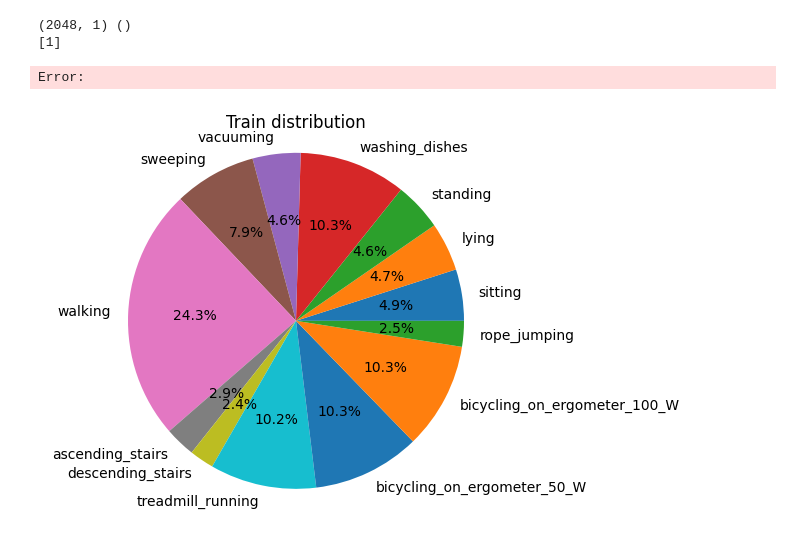
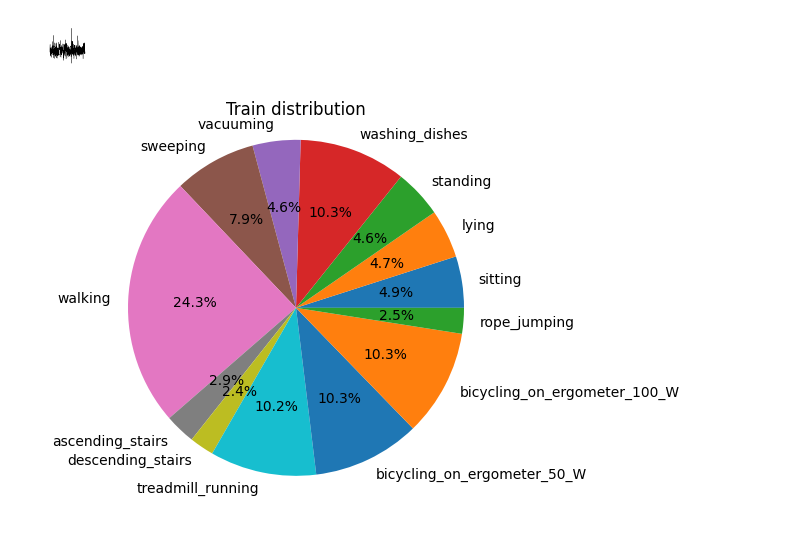
Before and after one commit to ankilab/EdgeVolution, a Jupyter notebook: baselines/daliac/data_analysis.ipynb, the cells around one changed output. Saved outputs shown, nothing was run; the diff lists cells and outputs as text; code cells hidden in the pictures.

```diff
--- a/baselines/daliac/data_analysis.ipynb
+++ b/baselines/daliac/data_analysis.ipynb
@@ -19,9 +31,0 @@ labels = {1: 'sitting', 2: 'lying', 3: 'standing', 4: 'washing_dishes', 5: 'vacu
-# %%
-for x, y in ds_train:
-    print(x.shape, y.shape)
-    print(np.unique(y))
-    break
-# %% [output]
-(2048, 1) ()
-[1]
-Error:
@@ -28,3 +34,18 @@ Error:
+# %%
+i = 0
+for X, y in ds_train.take(20):
+    if i == 8:
+        with paperStyle():
+            plt.figure(figsize=(0.5, 0.5))
+            plt.plot(X, lw=0.2, color='black')
+            plt.axis('off')
+
+            plt.savefig('accelerometer.svg', bbox_inches='tight', dpi=300)
+            plt.show()
+        break
+    i += 1
+# %% [output]
+[figure, added]
 # %%
 def get_class_distribution(ds):
     labels = [int(label) for _, label in ds]
```
Also changed, not shown: parts of 3 cells of this notebook, 4 other files.
